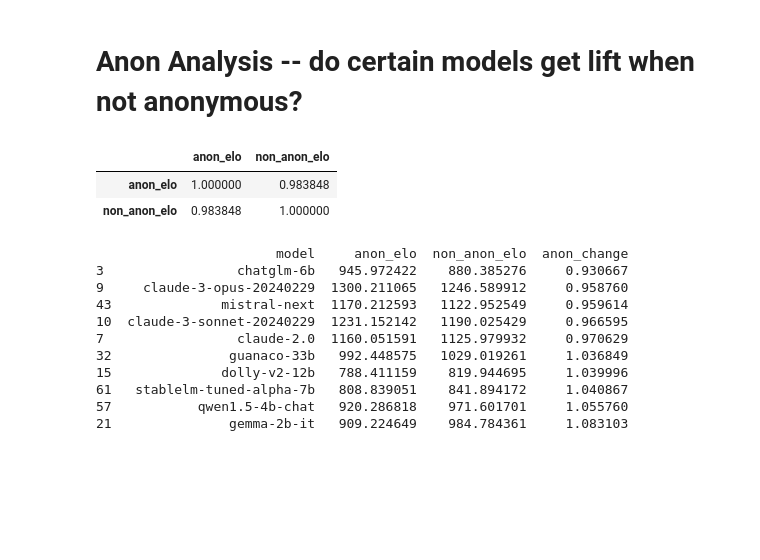
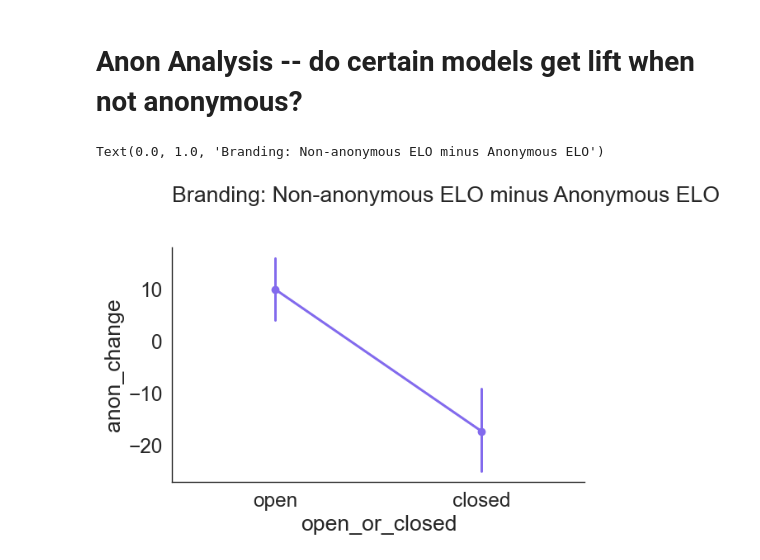
Before and after one commit to josh-ashkinaze/cbot, a Jupyter notebook: bootstrap_analysis.ipynb, the cells around one changed output. Cells and saved outputs as stored; diff of their text form; code cells hidden in the pictures; blank space fills up the shorter version.

Commit message:
anon analysis

```diff
--- a/bootstrap_analysis.ipynb
+++ b/bootstrap_analysis.ipynb
@@ -517,8 +529,6 @@ Number of users 130662
 df2 = pd.read_json("clean_battle_20240313.json", dtype={'tstamp':'object'})
 meta_df = pd.read_csv("model_names_annot.csv")
 
-
-# We need to merge meta_df on model_a and model_b
 for col in meta_df.columns:
     meta_df[col] = meta_df[col].apply(lambda x: x.strip())
     meta_df[f"a_{col}"] = meta_df[col]
@@ -526,3 +536,24 @@ for col in meta_df.columns:
 
 df2 = pd.merge(df2, meta_df[['a_short_name', 'a_open_or_closed', "a_long_name"]], left_on=['model_a'], right_on=['a_long_name'])
 df2 = pd.merge(df2, meta_df[['b_short_name', 'b_open_or_closed', "b_long_name"]], left_on=['model_b'], right_on=['b_long_name'])
+
+anon_df = df2[df2['anony']==True]
+non_anon_df = df2[df2['anony']==False]
+
+elo_anon = pd.DataFrame(compute_mle_elo(anon_df)).reset_index()
+elo_anon.columns = ['model', 'elo']
+elo_anon['anon'] = [1]*len(elo_anon)
+
+elo_non_anon = pd.DataFrame(compute_mle_elo(non_anon_df)).reset_index()
+elo_non_anon.columns = ['model', 'elo']
+elo_non_anon['anon'] = [0]*len(elo_anon)
+fe = pd.concat([elo_anon, elo_non_anon])
+
+fe['count'] = fe.groupby(by=['model'])['model'].transform('count')
+fe = fe.query("count==2")
+pivot_df = fe.pivot_table(index='model', columns='anon', values='elo')
+pivot_df.columns = ['anon_elo', 'non_anon_elo']
+pivot_df = pivot_df.reset_index()
+
+pivot_df = pd.merge(pivot_df, meta_df[['long_name', 'open_or_closed']], left_on=['model'], right_on=['long_name']).query("open_or_closed != '-1'")
+pivot_df['anon_change'] = pivot_df['non_anon_elo'] - pivot_df['anon_elo']
@@ -582,23 +560,6 @@ pivot_df = pivot_df.reset_index()
-# %%
-pivot_df[['anon_elo', 'non_anon_elo']].corr()
-# %% [output]
-|  | anon_elo | non_anon_elo |
-| anon_elo | 1.000000 | 0.983848 |
-| non_anon_elo | 0.983848 | 1.000000 |
-# %%
-pivot_df['anon_change'] = pivot_df['non_anon_elo'] / pivot_df['anon_elo']
-pivot_df = pivot_df.sort_values(by=['anon_change'])
-top_bot = pd.concat([pivot_df.head(5), pivot_df.tail(5)])
-print(top_bot)
-# %% [output]
-                       model     anon_elo  non_anon_elo  anon_change
-3                 chatglm-6b   945.972422    880.385276     0.930667
-9     claude-3-opus-20240229  1300.211065   1246.589912     0.958760
-43              mistral-next  1170.212593   1122.952549     0.959614
-10  claude-3-sonnet-20240229  1231.152142   1190.025429     0.966595
-7                 claude-2.0  1160.051591   1125.979932     0.970629
-32               guanaco-33b   992.448575   1029.019261     1.036849
-15              dolly-v2-12b   788.411159    819.944695     1.039996
-61   stablelm-tuned-alpha-7b   808.839051    841.894172     1.040867
-57           qwen1.5-4b-chat   920.286818    971.601701     1.055760
-21               gemma-2b-it   909.224649    984.784361     1.083103
+# %%
+sns.pointplot(data=pivot_df, x='open_or_closed', y='anon_change')
+plt.title("Branding: Non-anonymous ELO minus Anonymous ELO")
+# %% [output]
+Text(0.0, 1.0, 'Branding: Non-anonymous ELO minus Anonymous ELO')
+[figure, added]
```
Also changed, not shown: parts of 7 cells of this notebook.
